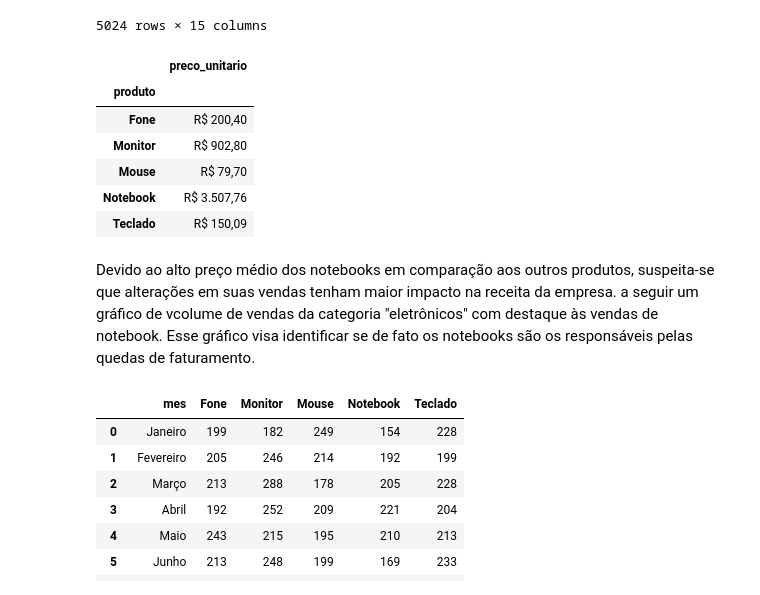
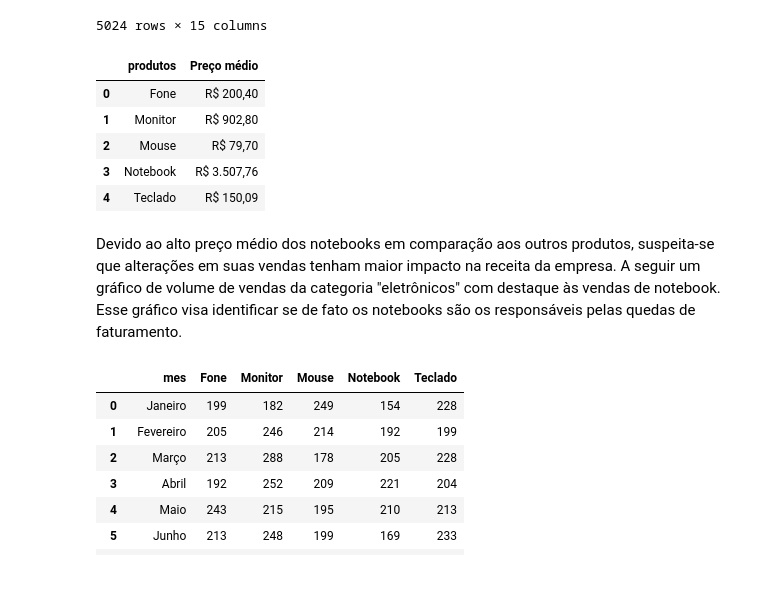
Before and after one commit to mviniciusc/analise_ecommerce_comunidados, a Jupyter notebook: analise.ipynb, the cells around one changed output. Saved outputs shown, nothing was run; the diff lists cells and outputs as text; code cells hidden in the pictures.

```diff
--- a/analise.ipynb
+++ b/analise.ipynb
@@ -404,18 +404,22 @@ df_eletronicos
 5024 rows × 15 columns
 # %%
 # avaliar o preço médio dos produtos eletrônicos
-df_epreco = df_eletronicos.groupby(['produto'])['preco_unitario'].mean()
-df_epreco.to_frame().style.format(exibe_moeda) # para exibir corretamente como moeda
+df_epreco = df_eletronicos.groupby(['produto'])['preco_unitario'].mean().reset_index() # média dos preços dos produtos
+df_epreco.columns = ['produtos', 'Preço médio'] # renomear as colunas
+df_epreco['Preço médio'] = df_epreco['Preço médio'].apply(exibe_moeda) # para exibir corretamente como moeda
+
+df_epreco.to_clipboard(index=False) # copiar para área de transferência
+
+df_epreco
 # %% [output]
-|  | preco_unitario |
-| produto |  |
-| Fone | R$ 200,40 |
-| Monitor | R$ 902,80 |
-| Mouse | R$ 79,70 |
-| Notebook | R$ 3.507,76 |
-| Teclado | R$ 150,09 |
+|  | produtos | Preço médio |
+| 0 | Fone | R$ 200,40 |
+| 1 | Monitor | R$ 902,80 |
+| 2 | Mouse | R$ 79,70 |
+| 3 | Notebook | R$ 3.507,76 |
+| 4 | Teclado | R$ 150,09 |
 # %% [markdown]
-Devido ao alto preço médio dos notebooks em comparação aos outros produtos, suspeita-se que alterações em suas vendas tenham maior impacto na receita da empresa. a seguir um gráfico de vcolume de vendas da categoria "eletrônicos" com destaque às vendas de notebook. Esse gráfico visa identificar se de fato os notebooks são os responsáveis pelas quedas de faturamento.
+Devido ao alto preço médio dos notebooks em comparação aos outros produtos, suspeita-se que alterações em suas vendas tenham maior impacto na receita da empresa. A seguir um gráfico de volume de vendas da categoria "eletrônicos" com destaque às vendas de notebook. Esse gráfico visa identificar se de fato os notebooks são os responsáveis pelas quedas de faturamento.
 # %%
 # novo df para o gráfico
 df_eletronicos_produto = df_eletronicos.groupby([df_eletronicos['data_venda'].dt.month,'mes','produto'])['quantidade'].sum().reset_index()
```
Also changed, not shown: parts of 3 cells of this notebook, 1 other file.
